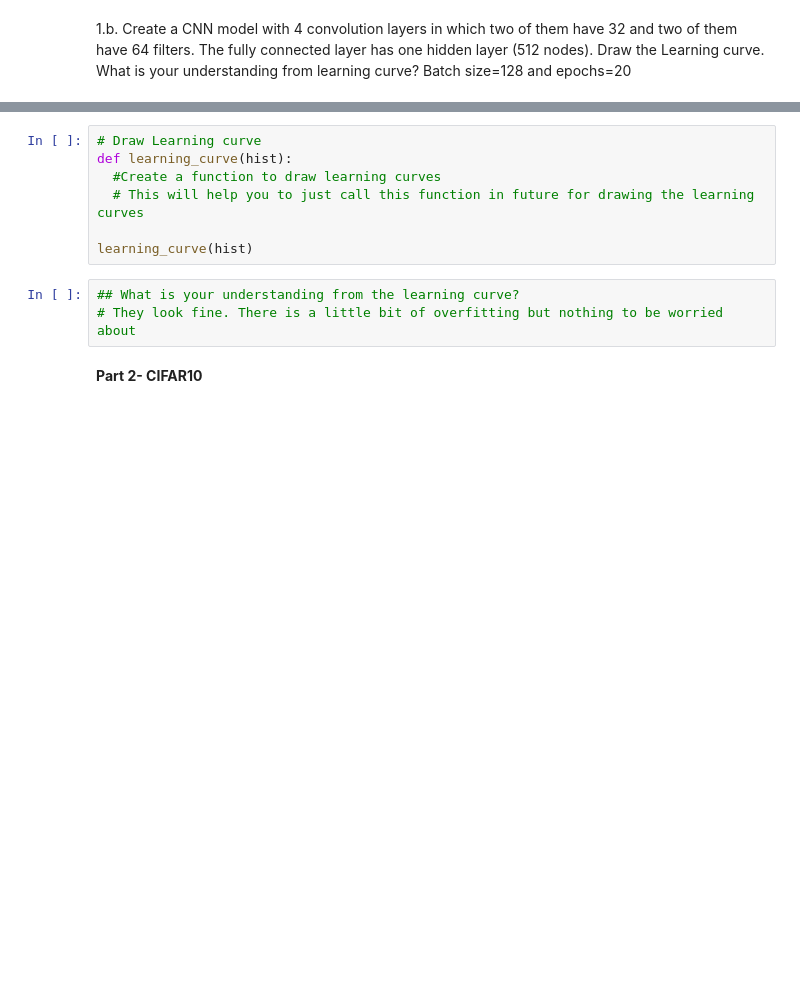
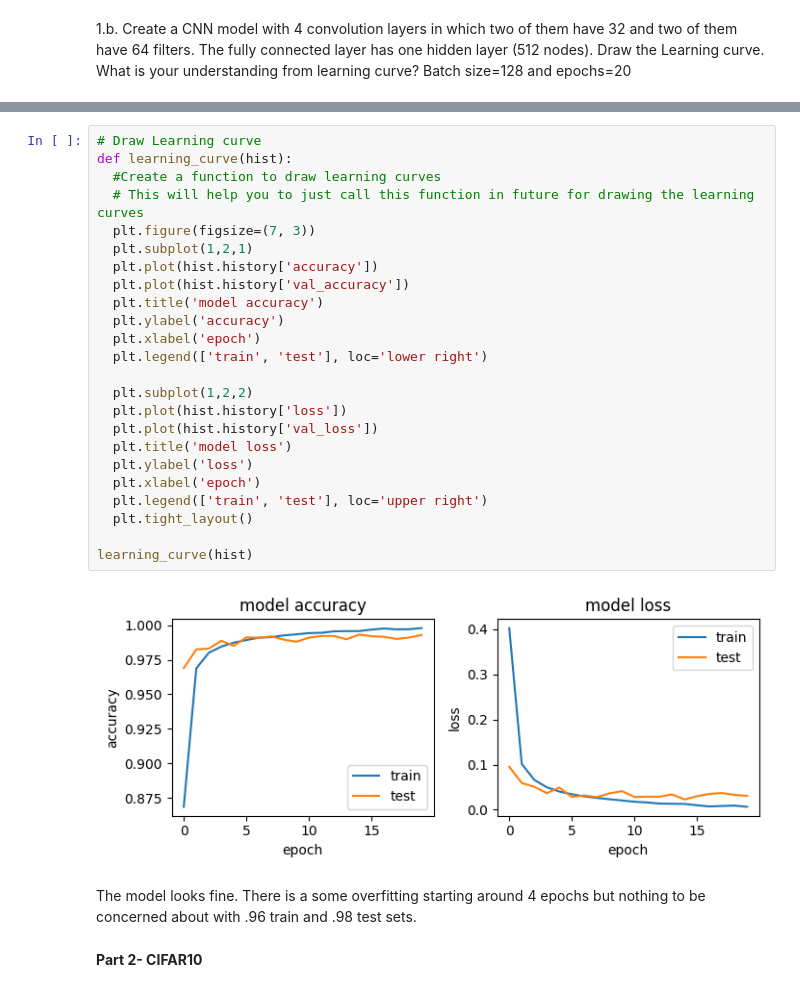
Before and after one commit to samancha/computer-vision-masters, a Jupyter notebook: mod2/Steve-Assignment-2.1-Code.ipynb, the cells around one changed output, grey strips where cells are left out. Drawn from its saved outputs; the diff is of its cells as text; blank space fills up the shorter version.

```diff
--- a/mod2/Steve-Assignment-2.1-Code.ipynb
+++ b/mod2/Steve-Assignment-2.1-Code.ipynb
@@ -146,13 +181,31 @@ Accuracy: 99.21%
 # %%
 # Draw Learning curve
 def learning_curve(hist):
   #Create a function to draw learning curves
   # This will help you to just call this function in future for drawing the learning curves
+  plt.figure(figsize=(7, 3))
+  plt.subplot(1,2,1)
+  plt.plot(hist.history['accuracy'])
+  plt.plot(hist.history['val_accuracy'])
+  plt.title('model accuracy')
+  plt.ylabel('accuracy')
+  plt.xlabel('epoch')
+  plt.legend(['train', 'test'], loc='lower right')
+
+  plt.subplot(1,2,2)
+  plt.plot(hist.history['loss'])
+  plt.plot(hist.history['val_loss'])
+  plt.title('model loss')
+  plt.ylabel('loss')
+  plt.xlabel('epoch')
+  plt.legend(['train', 'test'], loc='upper right')
+  plt.tight_layout()
 
 learning_curve(hist)
+# %% [output]
+[figure, added]
-# %%
-## What is your understanding from the learning curve?
-# They look fine. There is a little bit of overfitting but nothing to be worried about
+# %% [markdown]
+The model looks fine. There is a some overfitting starting around 4 epochs but nothing to be concerned about with .96 train and .98 test sets.
 # %% [markdown]
 **Part 2- CIFAR10**
 # %%
```
Also changed, not shown: parts of 15 cells of this notebook.
